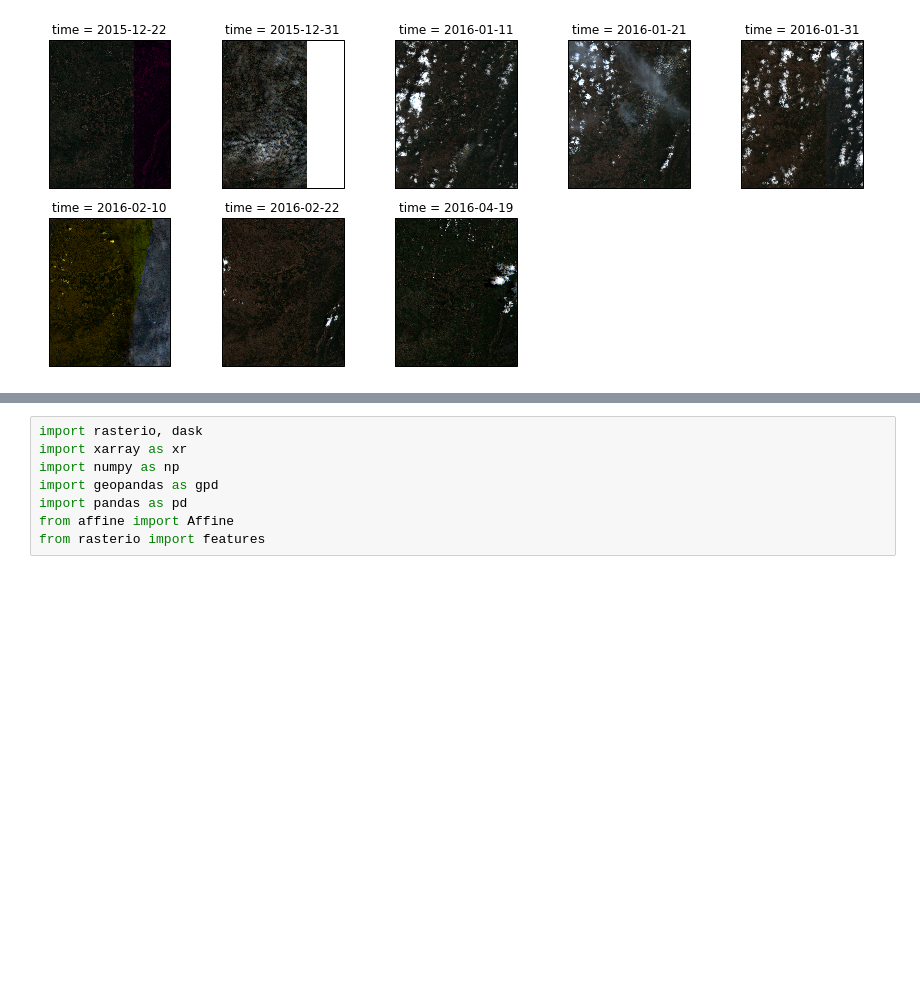
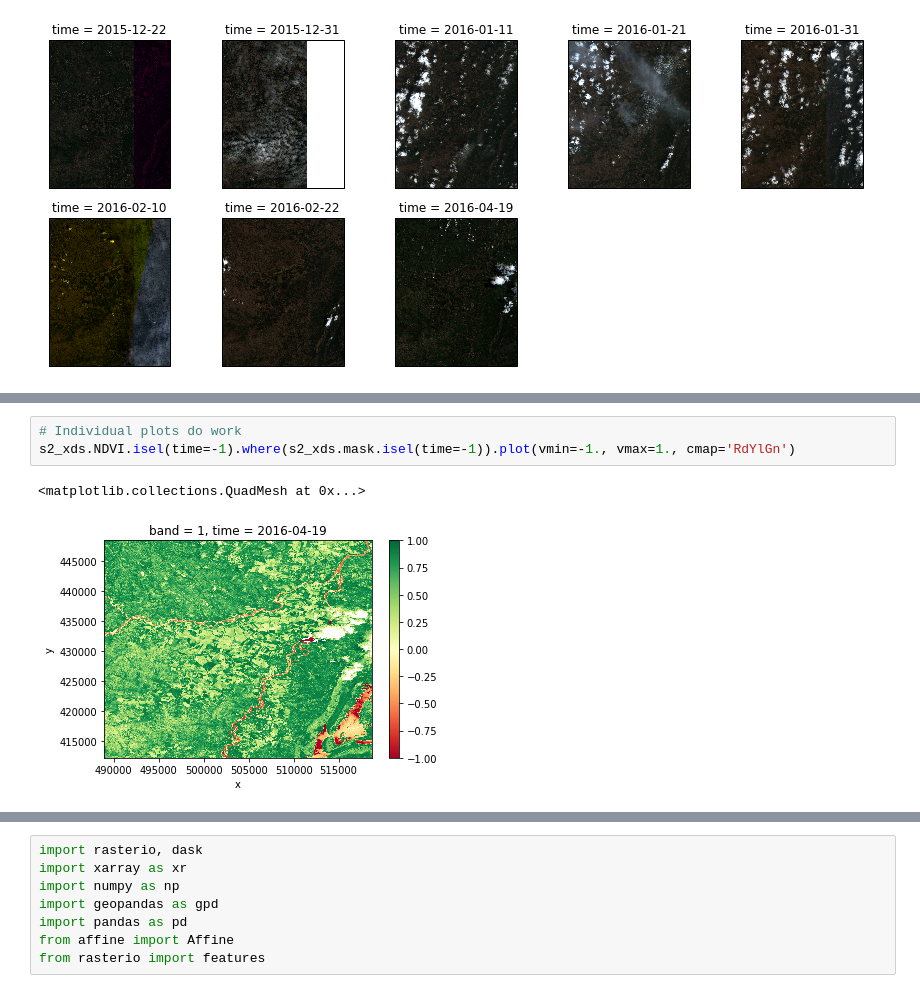
Before and after one commit to alexsalr/ciat_monitor_crops, a Jupyter notebook: Load&Analysis_test.ipynb, the cells around one changed output, grey strips where cells are left out. Drawn from its saved outputs; the diff is of its cells as text; blank space fills up the shorter version.

```diff
--- a/Load&Analysis_test.ipynb
+++ b/Load&Analysis_test.ipynb
@@ -16,0 +62,6 @@ s2_xar.eotemp.plot_RGB()
+# %%
+# Individual plots do work
+s2_xds.NDVI.isel(time=-1).where(s2_xds.mask.isel(time=-1)).plot(vmin=-1., vmax=1., cmap='RdYlGn')
+# %% [output]
+<matplotlib.collections.QuadMesh at 0x...>
+[figure, added]
```
Also changed, not shown: parts of 22 cells of this notebook, 4 other files.
